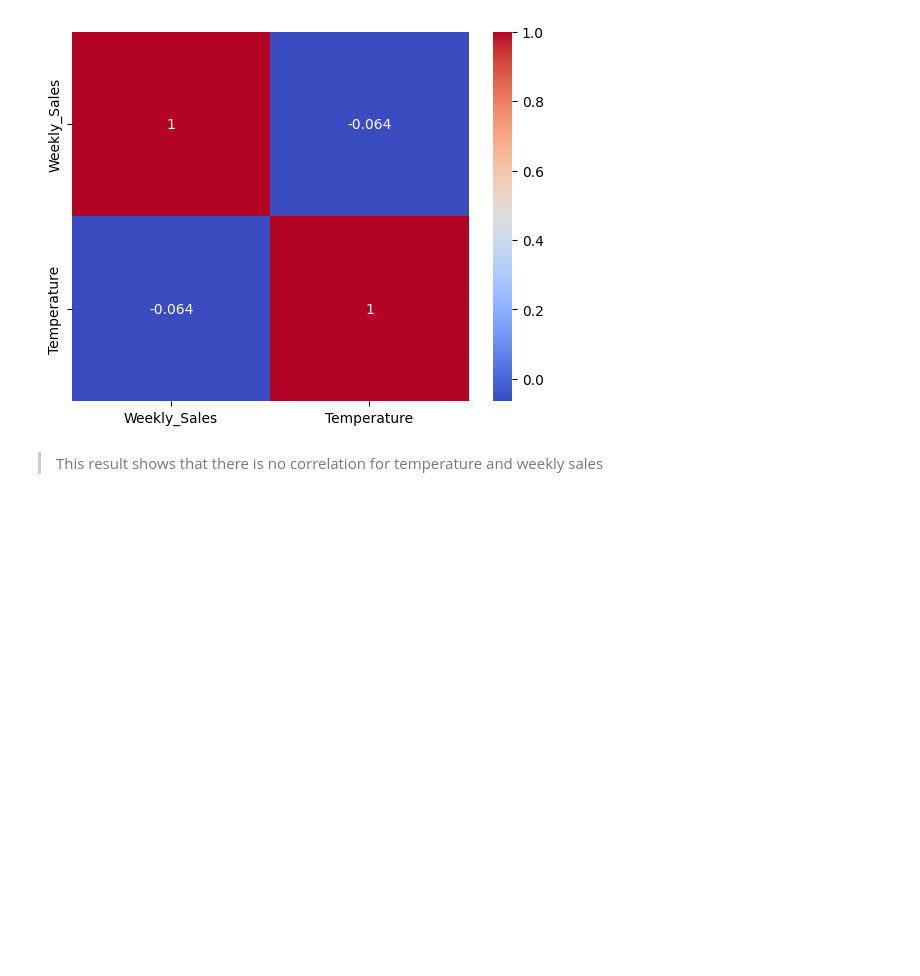
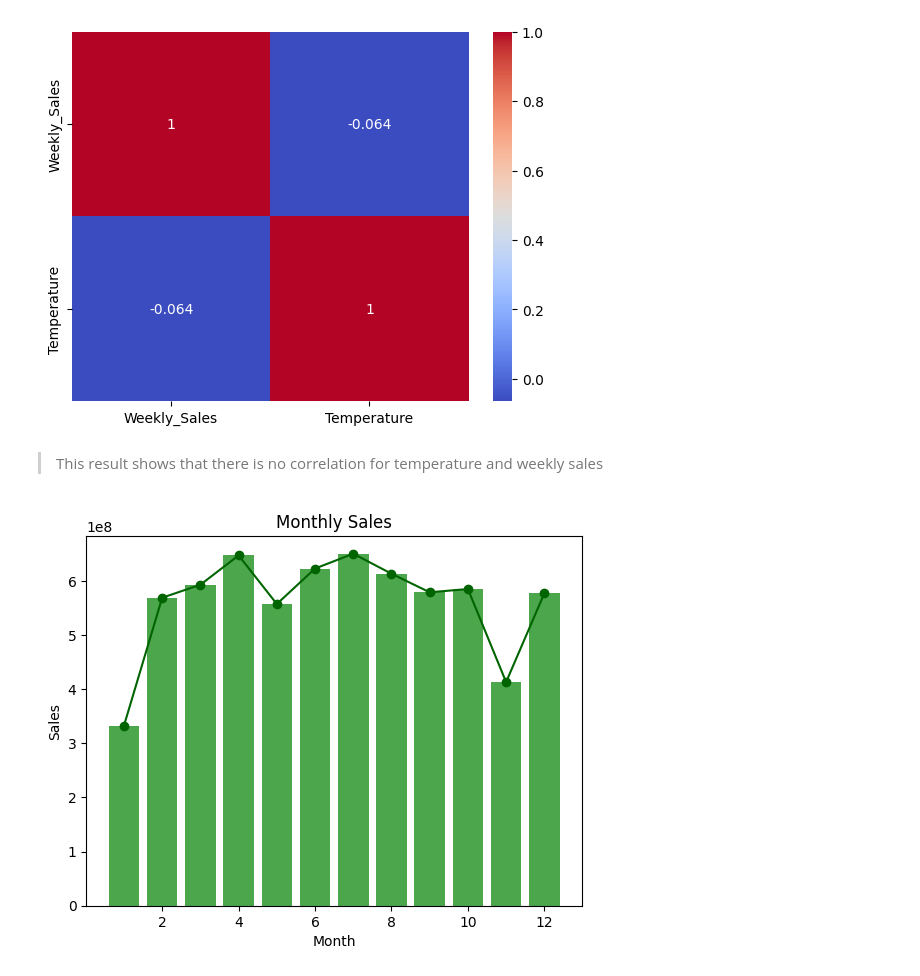
Before and after one commit to iam-devAlhan/Walmart_Sales_Trends_Prediction, a Jupyter notebook: notebooks/visualization.ipynb, the cells around one changed output. Cells and saved outputs as stored; diff of their text form; code cells hidden in the pictures; blank space fills up the shorter version.

```diff
--- a/notebooks/visualization.ipynb
+++ b/notebooks/visualization.ipynb
@@ -112,3 +114,17 @@ plt.show()
 [figure]
 # %% [markdown]
 > This result shows that there is no correlation for temperature and weekly sales
+# %%
+
+monthly_sales = df.groupby("Month")["Weekly_Sales"].sum().reset_index()
+month = monthly_sales["Month"]
+m_sales = monthly_sales["Weekly_Sales"]
+
+plt.bar(month, m_sales, color="green", alpha=0.7)
+plt.plot(month, m_sales, color="darkgreen", marker="o")
+plt.title("Monthly Sales")
+plt.xlabel("Month")
+plt.ylabel("Sales")
+plt.show()
+# %% [output]
+[figure, added]
```
Also changed, not shown: parts of 3 cells of this notebook.
